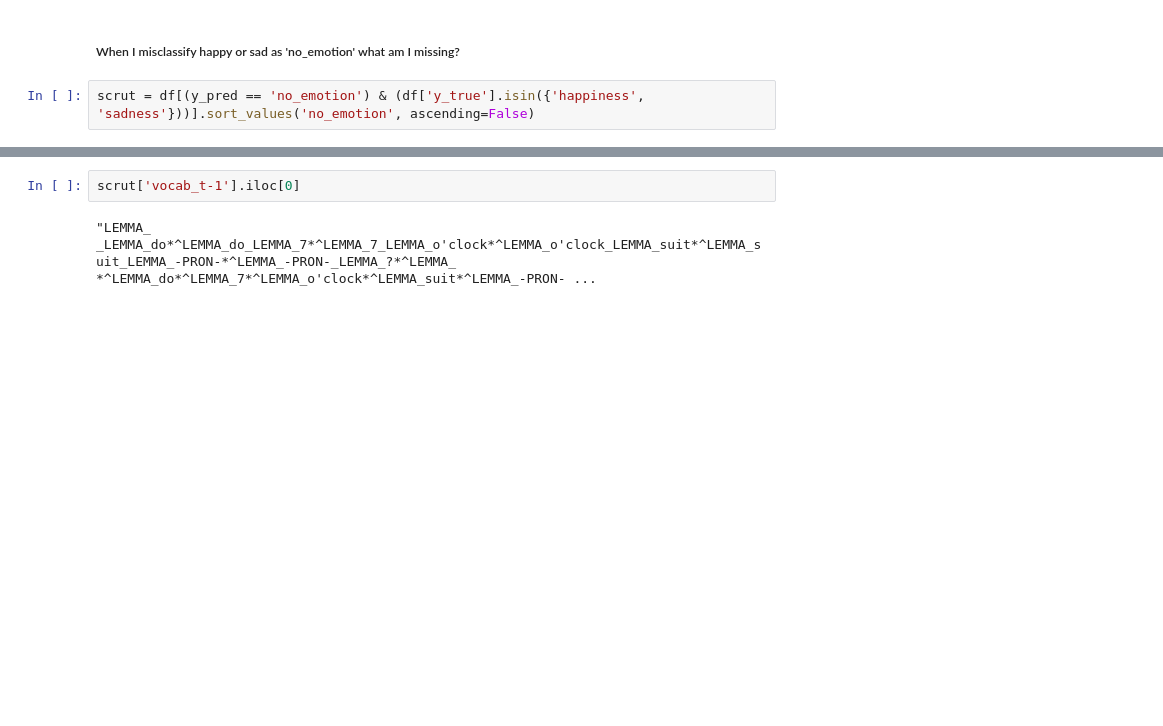
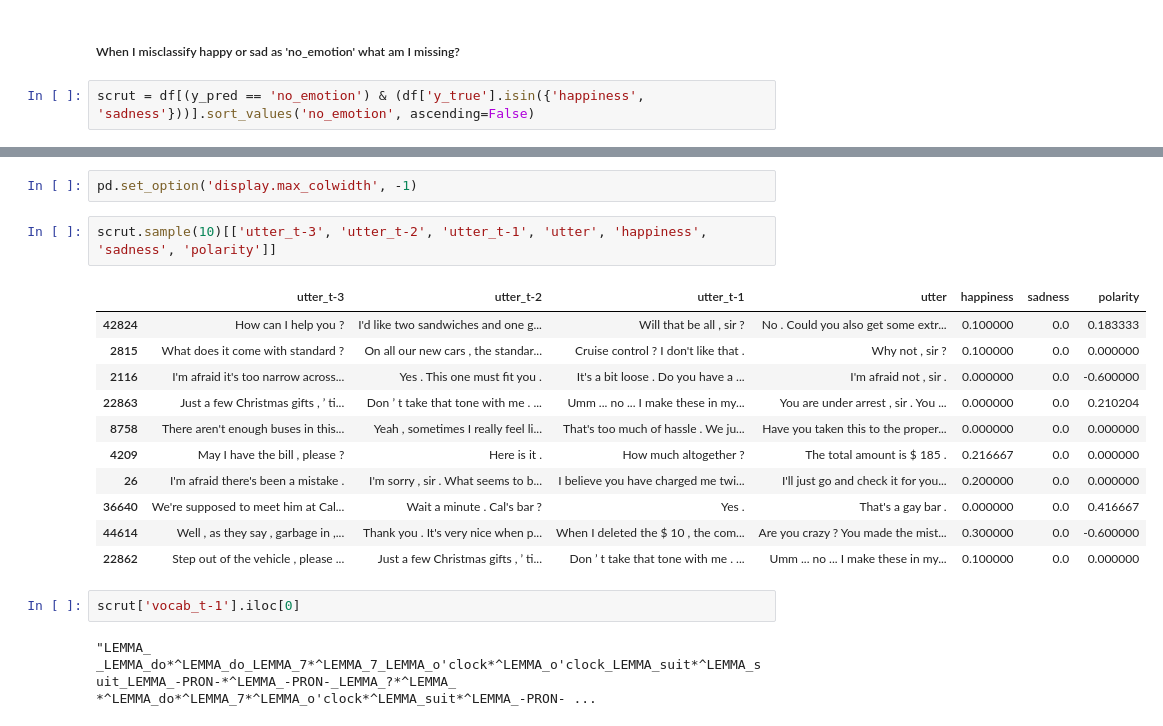
Before and after one commit to Ryanglambert/chatty, a Jupyter notebook: research/daily_dialogue/Predict_Next_Utterance_Sentiment.ipynb, the cells around one changed output, grey strips where cells are left out. Saved outputs shown, nothing was run; the diff lists cells and outputs as text; blank space fills up the shorter version.

```diff
--- a/research/daily_dialogue/Predict_Next_Utterance_Sentiment.ipynb
+++ b/research/daily_dialogue/Predict_Next_Utterance_Sentiment.ipynb
@@ -318,3 +313,19 @@ scrut.iloc[100:101]
+# %%
+pd.set_option('display.max_colwidth', -1)
+# %%
+scrut.sample(10)[['utter_t-3', 'utter_t-2', 'utter_t-1', 'utter', 'happiness', 'sadness', 'polarity']]
+# %% [output]
+|  | utter_t-3 | utter_t-2 | utter_t-1 | utter | happiness | sadness | polarity |
+| 42824 | How can I help you ? | I'd like two sandwiches and one g... | Will that be all , sir ? | No . Could you also get some extr... | 0.100000 | 0.0 | 0.183333 |
+| 2815 | What does it come with standard ? | On all our new cars , the standar... | Cruise control ? I don't like that . | Why not , sir ? | 0.100000 | 0.0 | 0.000000 |
+| 2116 | I'm afraid it's too narrow across... | Yes . This one must fit you . | It's a bit loose . Do you have a ... | I'm afraid not , sir . | 0.000000 | 0.0 | -0.600000 |
+| 22863 | Just a few Christmas gifts , ’ ti... | Don ’ t take that tone with me . ... | Umm ... no ... I make these in my... | You are under arrest , sir . You ... | 0.000000 | 0.0 | 0.210204 |
+| 8758 | There aren't enough buses in this... | Yeah , sometimes I really feel li... | That's too much of hassle . We ju... | Have you taken this to the proper... | 0.000000 | 0.0 | 0.000000 |
+| 4209 | May I have the bill , please ? | Here is it . | How much altogether ? | The total amount is $ 185 . | 0.216667 | 0.0 | 0.000000 |
+| 26 | I'm afraid there's been a mistake . | I'm sorry , sir . What seems to b... | I believe you have charged me twi... | I'll just go and check it for you... | 0.200000 | 0.0 | 0.000000 |
+| 36640 | We're supposed to meet him at Cal... | Wait a minute . Cal's bar ? | Yes . | That's a gay bar . | 0.000000 | 0.0 | 0.416667 |
+| 44614 | Well , as they say , garbage in ,... | Thank you . It's very nice when p... | When I deleted the $ 10 , the com... | Are you crazy ? You made the mist... | 0.300000 | 0.0 | -0.600000 |
+| 22862 | Step out of the vehicle , please ... | Just a few Christmas gifts , ’ ti... | Don ’ t take that tone with me . ... | Umm ... no ... I make these in my... | 0.100000 | 0.0 | 0.000000 |
 # %%
 scrut['vocab_t-1'].iloc[0]
 # %% [output]
```
Also changed, not shown: parts of 9 cells of this notebook.
